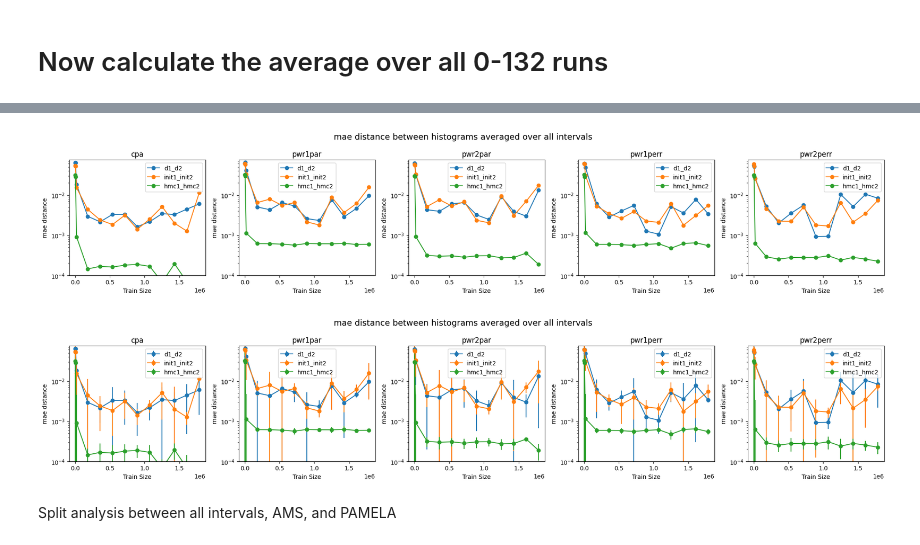
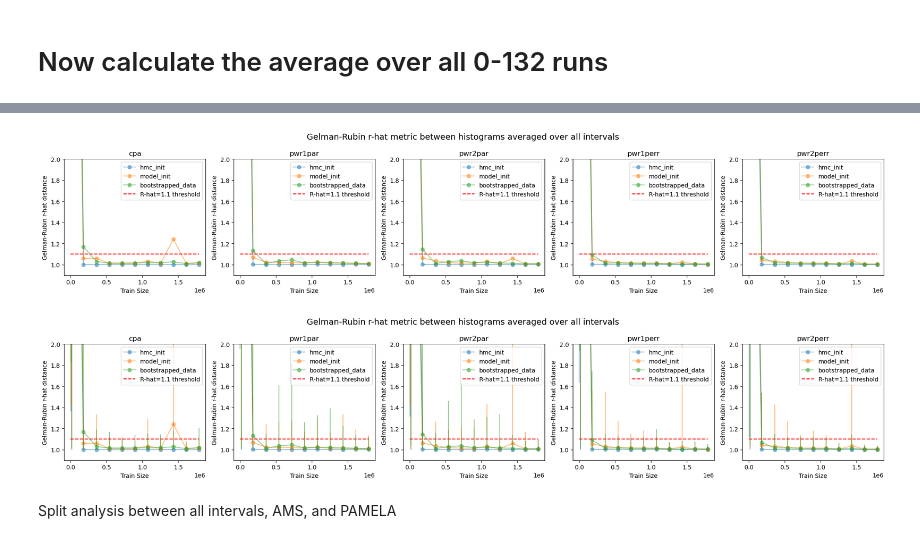
Before and after one commit to hawaii-ai/GalacticCosmicRays, a Jupyter notebook: notebooks/plot/plot_hmc_train_size_all_runs.ipynb, the cells around one changed output, grey strips where cells are left out. Saved outputs shown, nothing was run; the diff lists cells and outputs as text; code cells hidden in the pictures.

```diff
--- a/notebooks/plot/plot_hmc_train_size_all_runs.ipynb
+++ b/notebooks/plot/plot_hmc_train_size_all_runs.ipynb
@@ -7,7 +7,7 @@ from pathlib import Path
 from scipy.special import rel_entr, kl_div
 from scipy.stats import wasserstein_distance
 
-parameter_names = ['cpa', 'pwr1par', 'pwr2par', 'pwr1perr', 'pwr2perr']
+PARAMETERS = ['cpa', 'pwr1par', 'pwr2par', 'pwr1perr', 'pwr2perr']
 PARAMETERS_MIN = np.array([100., 0.4, 0.4, 0.4, 0.4])
 PARAMETERS_MAX = np.array([870., 1.7, 1.7, 2.3, 2.3])
 # %% [markdown]
@@ -291,51 +471,51 @@ print(std_distances)
 # %%
 data_train_fractions = np.array(train_fractions) * 1_788_892 # Scale to the number of data points in the full dataset
-distance_versions = ['01', '02', '03']
-distance_versions_long_name = ['d1_d2', 'init1_init2', 'hmc1_hmc2']
 
 # Let's make a 1 x 5 grid of subplots, where each plot is the distance for each parameter over all the train sizes
 plt.figure(figsize=(20, 4))
-plt.suptitle(f"{metric} distance between histograms averaged over all intervals", fontsize=14)
+plt.suptitle(f"Gelman-Rubin r-hat metric between histograms averaged over all intervals", fontsize=14)
 
 # Plot the KL divergences
-for i, param in enumerate(parameter_names):
+for i, param in enumerate(PARAMETERS):
     plt.subplot(1, 5, i+1)
-    for j, dist_version in enumerate(distance_versions):
-        plt.plot(data_train_fractions, avg_distances[f'{param}_{dist_version}'], marker='o', label=f'{distance_versions_long_name[j]}')
+    for j, which_change in enumerate(which_changes[::-1]):
+        plt.plot(data_train_fractions, avg_distances[f'{param}_{which_change}'], marker='o', alpha=0.5, label=f'{which_change}')
+    plt.hlines(y=1.1, xmin=data_train_fractions[0], xmax=data_train_fractions[-1], color='r', linestyle='--', label='R-hat=1.1 threshold')
+    plt.ylim(0.9, 2)
     plt.title(param)
-    # plt.ylim(0, 0.06)
     plt.xlabel('Train Size')
-    plt.ylabel(f'{metric} distance')
-    plt.ylim(0.0001, 0.075)
-    plt.yscale('log')
+    plt.ylabel(f'Gelman-Rubin r-hat distance')
+    # plt.yscale('log')
     plt.legend()
 
 plt.tight_layout()
-plt.savefig(f'../../../results/{hmc_version}/plots/{data_bootstrap_model_hmc_identifier_0}_vs_all_average_{metric}_distance.png', dpi=300)
+plt.savefig(f'../../../results/{hmc_version}/plots/all_changes_all_train_sizes_all_intervals_rhat_statistic.png', dpi=300)
 plt.show()
 
 # Let's make a 1 x 5 grid of subplots, where each plot is the distance for each parameter over all the train sizes
 plt.figure(figsize=(20, 4))
-plt.suptitle(f"{metric} distance between histograms averaged over all intervals", fontsize=14)
+plt.suptitle(f"Gelman-Rubin r-hat metric between histograms averaged over all intervals", fontsize=14)
 
 # Plot the KL divergences
-for i, param in enumerate(parameter_names):
+for i, param in enumerate(PARAMETERS):
     plt.subplot(1, 5, i+1)
-    for j, dist_version in enumerate(distance_versions):
-        plt.errorbar(data_train_fractions, avg_distances[f'{param}_{dist_version}'], yerr=std_distances[f'{param}_{dist_version}'], marker='o', label=f'{distance_versions_long_name[j]}')
+    for j, which_change in enumerate(which_changes[::-1]):
+        plt.vlines(data_train_fractions, min_distances[f'{param}_{which_change}'], max_distances[f'{param}_{which_change}'], color=f'C{j}', alpha=0.5)
+        plt.plot(data_train_fractions, avg_distances[f'{param}_{which_change}'], marker='o', alpha=0.5, label=f'{which_change}')
+    plt.hlines(y=1.1, xmin=data_train_fractions[0], xmax=data_train_fractions[-1], color='r', linestyle='--', label='R-hat=1.1 threshold')
+    plt.ylim(0.9, 2)
     plt.title(param)
     plt.xlabel('Train Size')
-    plt.ylabel(f'{metric} distance')
-    plt.ylim(0.0001, 0.075)
-    plt.yscale('log')
+    plt.ylabel(f'Gelman-Rubin r-hat distance')
+    # plt.yscale('log')
     plt.legend()
 
 plt.tight_layout()
-# plt.savefig(f'../../../results/{hmc_version}/plots/{data_bootstrap_model_hmc_identifier_0}_vs_all_average_errorbars_{metric}_distance.png', dpi=300)
+plt.savefig(f'../../../results/{hmc_version}/plots/all_changes_all_train_sizes_all_intervals_rhat_statistic_errorbars.png', dpi=300)
 plt.show()
 # %% [output]
-[figure, old version]
+[figure, new version]
-[figure, old version]
+[figure, new version]
 # %% [markdown]
 Split analysis between all intervals, AMS, and PAMELA
 # %%
```
Also changed, not shown: parts of 7 cells of this notebook, 13 other files.
